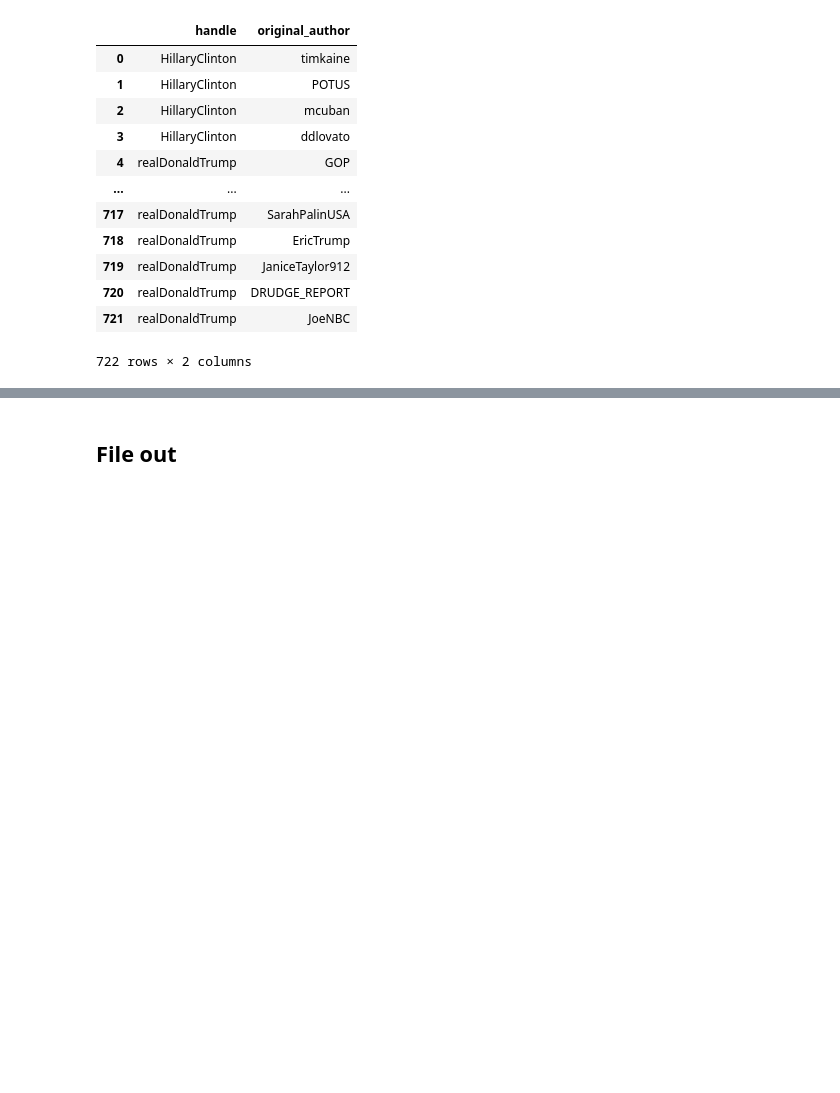
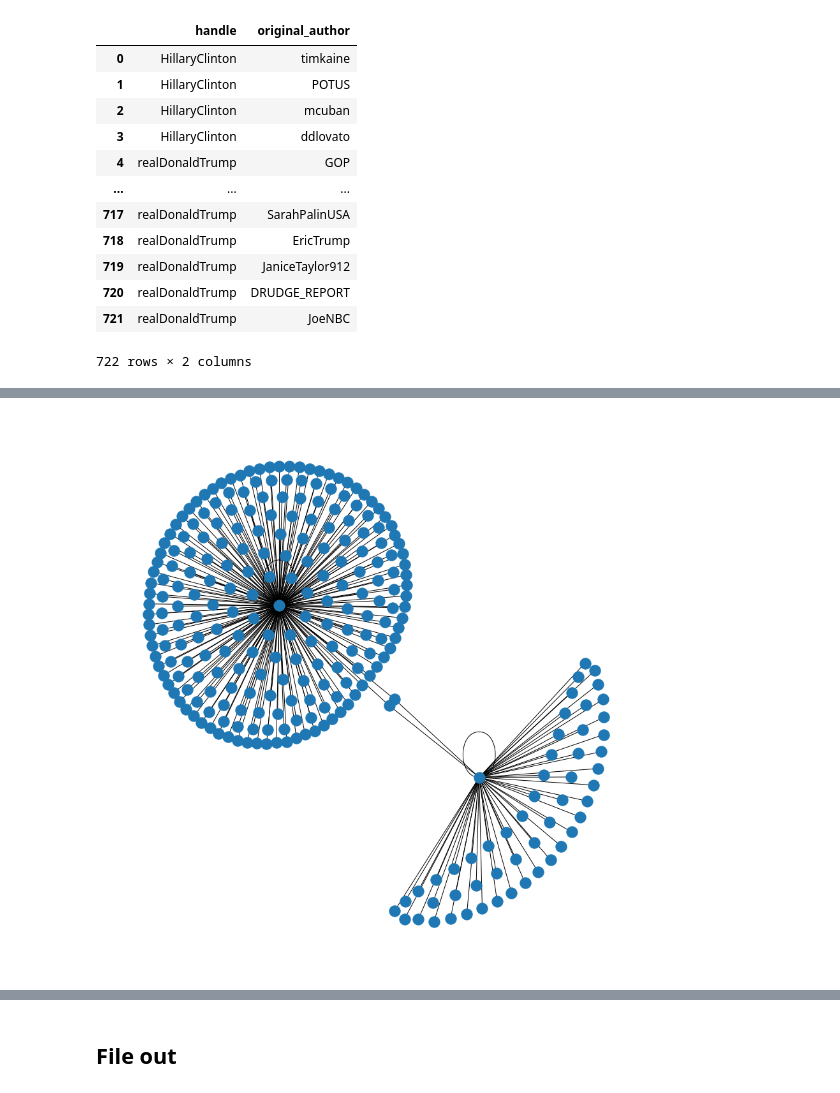
Before and after one commit to jvrodley/gordian, a Jupyter notebook: Graph_Processing_Prototyping.ipynb, the cells around one changed output, grey strips where cells are left out. Drawn from its saved outputs; the diff is of its cells as text; code cells hidden in the pictures; blank space fills up the shorter version.

```diff
--- a/Graph_Processing_Prototyping.ipynb
+++ b/Graph_Processing_Prototyping.ipynb
@@ -122,0 +119,4 @@ p.EDGELIST
+# %%
+p.draw(scope='full')
+# %% [output]
+[figure, added]
```
Also changed, not shown: parts of 23 cells of this notebook, 1 other file.
